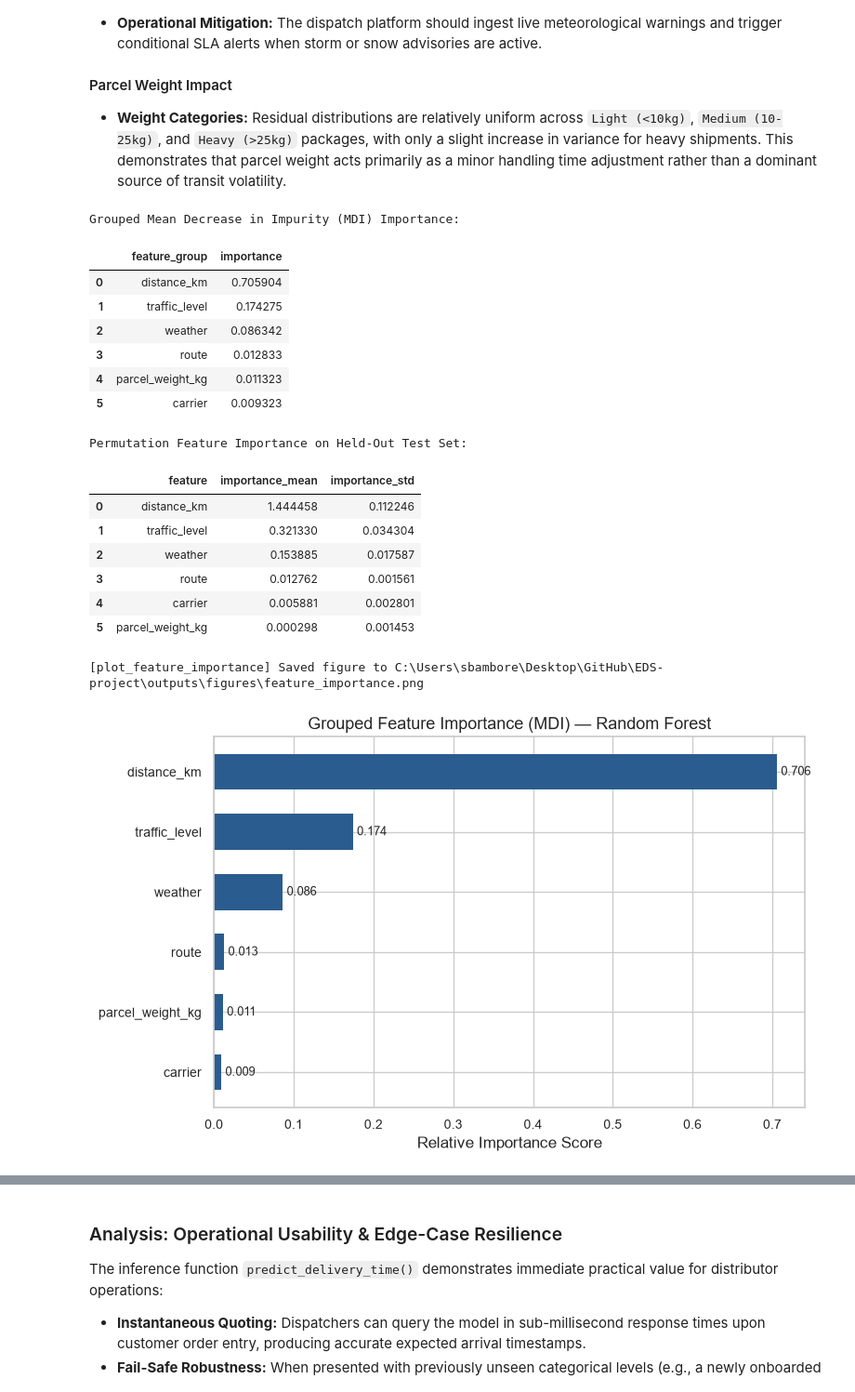
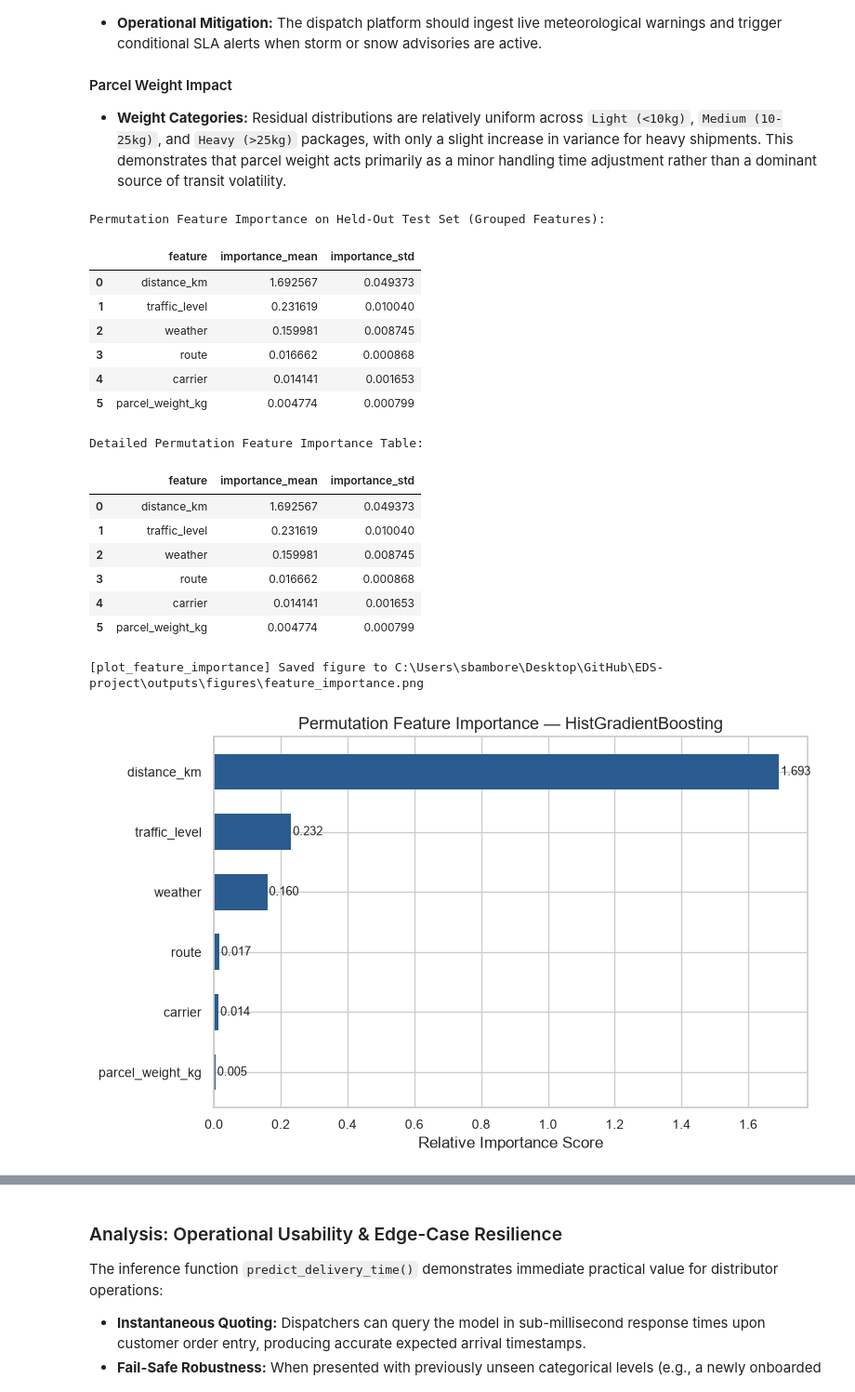
Before and after one commit to Sarthak28-dev/EDS-project, a Jupyter notebook: notebooks/04_regression_and_residuals.ipynb, the cells around one changed output, grey strips where cells are left out. Shown at 93% size. Cells and saved outputs as stored; diff of their text form; code cells hidden in the pictures.

Commit message:
feat(modeling): finalize regression audit, switch to authentic dataset, select HistGradientBoosting, update diagnostics

```diff
--- a/notebooks/04_regression_and_residuals.ipynb
+++ b/notebooks/04_regression_and_residuals.ipynb
@@ -276,6 +285,6 @@ Based on the 5-fold cross-validation evidence:
 # %%
 # Retrieve the selected candidate pipeline
-selected_model_name = "Random Forest"
+selected_model_name = "HistGradientBoosting"
 final_pipeline = candidates[selected_model_name]
 
 # Fit on full training set (80%) and evaluate on untouched test set (20%)
@@ -539,47 +549,47 @@ Saved combined slice residual analysis to C:\Users\sbambore\Desktop\GitHub\EDS-p
 #### Parcel Weight Impact
 - **Weight Categories:** Residual distributions are relatively uniform across `Light (<10kg)`, `Medium (10-25kg)`, and `Heavy (>25kg)` packages, with only a slight increase in variance for heavy shipments. This demonstrates that parcel weight acts primarily as a minor handling time adjustment rather than a dominant source of transit volatility.
 # %%
-# Extract feature importances (Grouped MDI and Permutation Importance)
+# Extract feature importances (Permutation Importance)
 importance_results = extract_feature_importance(final_pipeline, X_test, y_test)
 
-df_grouped_mdi = importance_results["grouped_mdi"]
 df_perm = importance_results["permutation"]
+df_primary = importance_results["primary"]
 
 # Save feature importance tables
-df_grouped_mdi.to_csv(os.path.join(TABLE_DIR, "feature_importance_mdi.csv"), index=False)
 df_perm.to_csv(os.path.join(TABLE_DIR, "feature_importance_permutation.csv"), index=False)
+df_primary.to_csv(os.path.join(TABLE_DIR, "feature_importance_primary.csv"), index=False)
 
-print("Grouped Mean Decrease in Impurity (MDI) Importance:")
-display(df_grouped_mdi)
+print("Permutation Feature Importance on Held-Out Test Set (Grouped Features):")
+display(df_primary)
 
-print("\nPermutation Feature Importance on Held-Out Test Set:")
+print("\nDetailed Permutation Feature Importance Table:")
 display(df_perm)
 
-# Plot Grouped Feature Importance
+# Plot Primary Permutation Feature Importance
 fig_feat = plot_feature_importance(
-    df_grouped_mdi,
-    title=f"Grouped Feature Importance (MDI) — {selected_model_name}",
+    df_primary,
+    title=f"Permutation Feature Importance — {selected_model_name}",
     save_path=os.path.join(FIG_DIR, "feature_importance.png")
 )
 plt.show()
 # %% [output]
-Grouped Mean Decrease in Impurity (MDI) Importance:
+Permutation Feature Importance on Held-Out Test Set (Grouped Features):
-|  | feature_group | importance |
-| 0 | distance_km | 0.705904 |
-| 1 | traffic_level | 0.174275 |
-| 2 | weather | 0.086342 |
-| 3 | route | 0.012833 |
-| 4 | parcel_weight_kg | 0.011323 |
-| 5 | carrier | 0.009323 |
+|  | feature | importance_mean | importance_std |
+| 0 | distance_km | 1.692567 | 0.049373 |
+| 1 | traffic_level | 0.231619 | 0.010040 |
+| 2 | weather | 0.159981 | 0.008745 |
+| 3 | route | 0.016662 | 0.000868 |
+| 4 | carrier | 0.014141 | 0.001653 |
+| 5 | parcel_weight_kg | 0.004774 | 0.000799 |
-Permutation Feature Importance on Held-Out Test Set:
+Detailed Permutation Feature Importance Table:
 |  | feature | importance_mean | importance_std |
-| 0 | distance_km | 1.444458 | 0.112246 |
-| 1 | traffic_level | 0.321330 | 0.034304 |
-| 2 | weather | 0.153885 | 0.017587 |
-| 3 | route | 0.012762 | 0.001561 |
-| 4 | carrier | 0.005881 | 0.002801 |
-| 5 | parcel_weight_kg | 0.000298 | 0.001453 |
+| 0 | distance_km | 1.692567 | 0.049373 |
+| 1 | traffic_level | 0.231619 | 0.010040 |
+| 2 | weather | 0.159981 | 0.008745 |
+| 3 | route | 0.016662 | 0.000868 |
+| 4 | carrier | 0.014141 | 0.001653 |
+| 5 | parcel_weight_kg | 0.004774 | 0.000799 |
 [plot_feature_importance] Saved figure to C:\Users\sbambore\Desktop\GitHub\EDS-project\outputs\figures\feature_importance.png
-[figure, old version]
+[figure, new version]
 # %% [markdown]
 ### Analysis: Feature Importance & Interpretability
```
Also changed, not shown: parts of 24 cells of this notebook, 24 other files.
